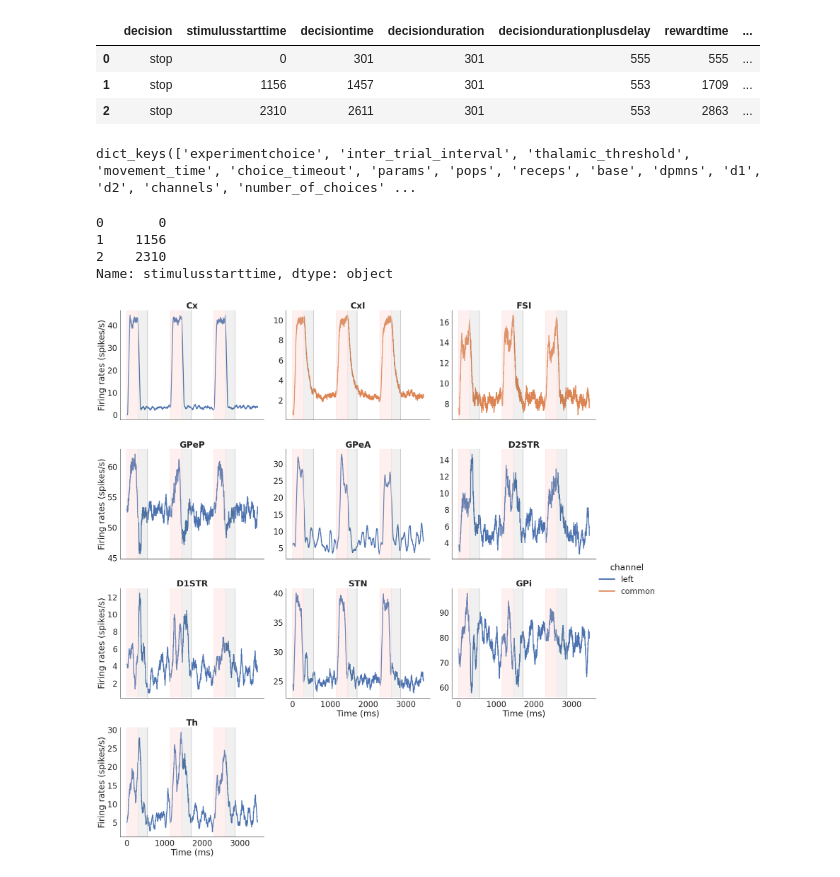
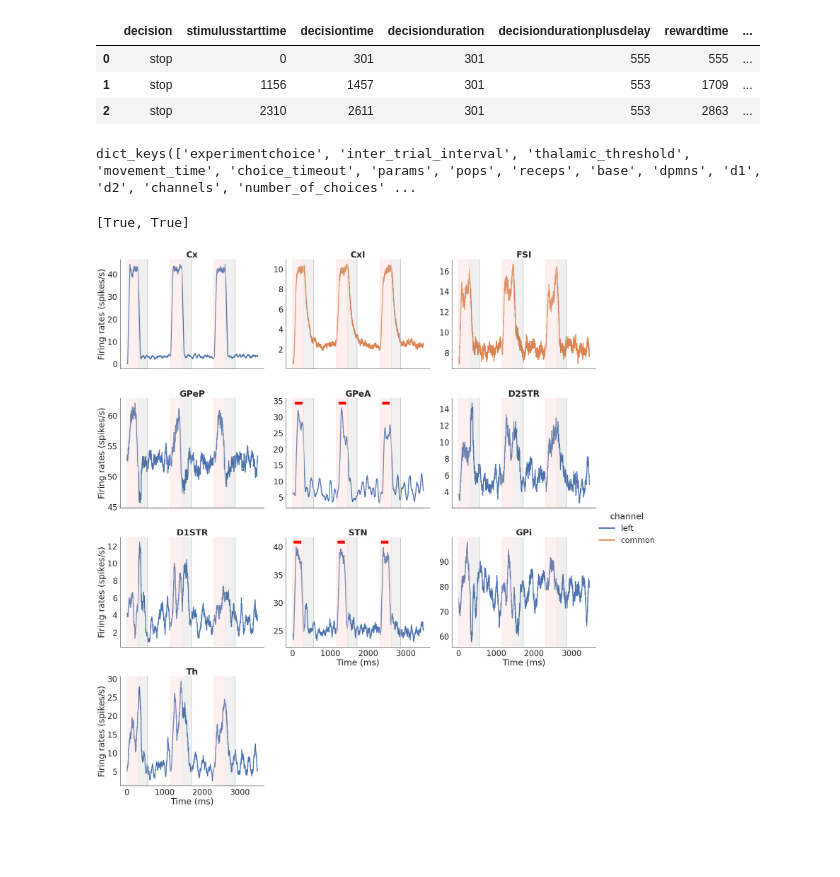
Before and after one commit to CoAxLab/CBGTPy, a Jupyter notebook: network_simulation_stop-signal.ipynb, the cells around one changed output. Drawn from its saved outputs; the diff is of its cells as text; code cells hidden in the pictures; blank space fills up the shorter version.

```diff
--- a/network_simulation_stop-signal.ipynb
+++ b/network_simulation_stop-signal.ipynb
@@ -278,9 +283,0 @@ KeyError: 'stop_input_2'
-# %%
-fig,ax = plt.subplots(1,1,figsize=(5,4))
-sns.set(style="white", font_scale=1.5)
-sns.lineplot(x="Time(ms)",y="GPeA",data=recorded_variables['stop_input_2'],color='red',lw=3.0,ax=ax)
-ax.set_ylabel("GPeA",fontweight='bold')
-ax.spines.top.set_visible(False)
-ax.spines.right.set_visible(False)
-plt.tight_layout()
-fig.savefig(figure_dir+'stop_input_2.png')
@@ -299,33 +293,30 @@ datatables[0]
 # %%
 #Save the selected variables of results in the data_dir specified
 cbgt.saveResults(results,data_dir+'network_data_'+str(seed)+'.pickle',['popfreqs','popdata','datatables'])
-# %%
-results[0].keys()
-# %% [output]
-dict_keys(['experimentchoice', 'inter_trial_interval', 'thalamic_threshold', 'movement_time', 'choice_timeout', 'params', 'pops', 'receps', 'base', 'dpmns', 'd1', 'd2', 'channels', 'number_of_choices' ...
-# %%
-datatables[0].stimulusstarttime
-# %% [output]
-0       0
-1    1156
-2    2310
-Name: stimulusstarttime, dtype: object
+# %%
+results[0].keys()
+# %% [output]
+dict_keys(['experimentchoice', 'inter_trial_interval', 'thalamic_threshold', 'movement_time', 'choice_timeout', 'params', 'pops', 'receps', 'base', 'dpmns', 'd1', 'd2', 'channels', 'number_of_choices' ...
+# %%
+results[0]['stop_signal_present']
+# %% [output]
+[True, True]
 # %%
 # Plot the firing rates extracted, figure handles are returned in fig_handles
-FR_fig_handles = plt_func.plot_fr(firing_rates,datatables,experiment_choice)
+FR_fig_handles = plt_func.plot_fr(firing_rates,datatables,results,experiment_choice,True)
 # ax = FR_fig_handles[0].axes[4]
 # for x in datatables[0].stimulusstarttime:
 #     ylim = ax.get_ylim()
 #     ax.vlines(x=x+results[0]['stop_2_signal_onset'],ymin=ylim[0],ymax=ylim[1],ls='dashed',color='k',lw=2.0)
 # ax.set_xlim(1000,1500)
 # ax = FR_fig_handles[0].axes[7]
 # for x in datatables[0].stimulusstarttime:
 #     ylim = ax.get_ylim()
 #     ax.vlines(x=x+results[0]['stop_signal_onset'],ymin=ylim[0],ymax=ylim[1],ls='dashed',color='k',lw=2.0)
 # ax.set_xlim(1000,1500)
 FR_fig_handles[0].savefig(figure_dir+"Example_FR_stopsignal.png",dpi=300)
 # %% [output]
-[figure, old version]
+[figure, new version]
 # %%
 # FR_fig_handles = plt_func.plot_fr_flex(firing_rates,datatables,['left'],['all'],(1500,2000))
 # ax = FR_fig_handles.axes[0]
```
Also changed, not shown: parts of 9 cells of this notebook, 3 other files.
